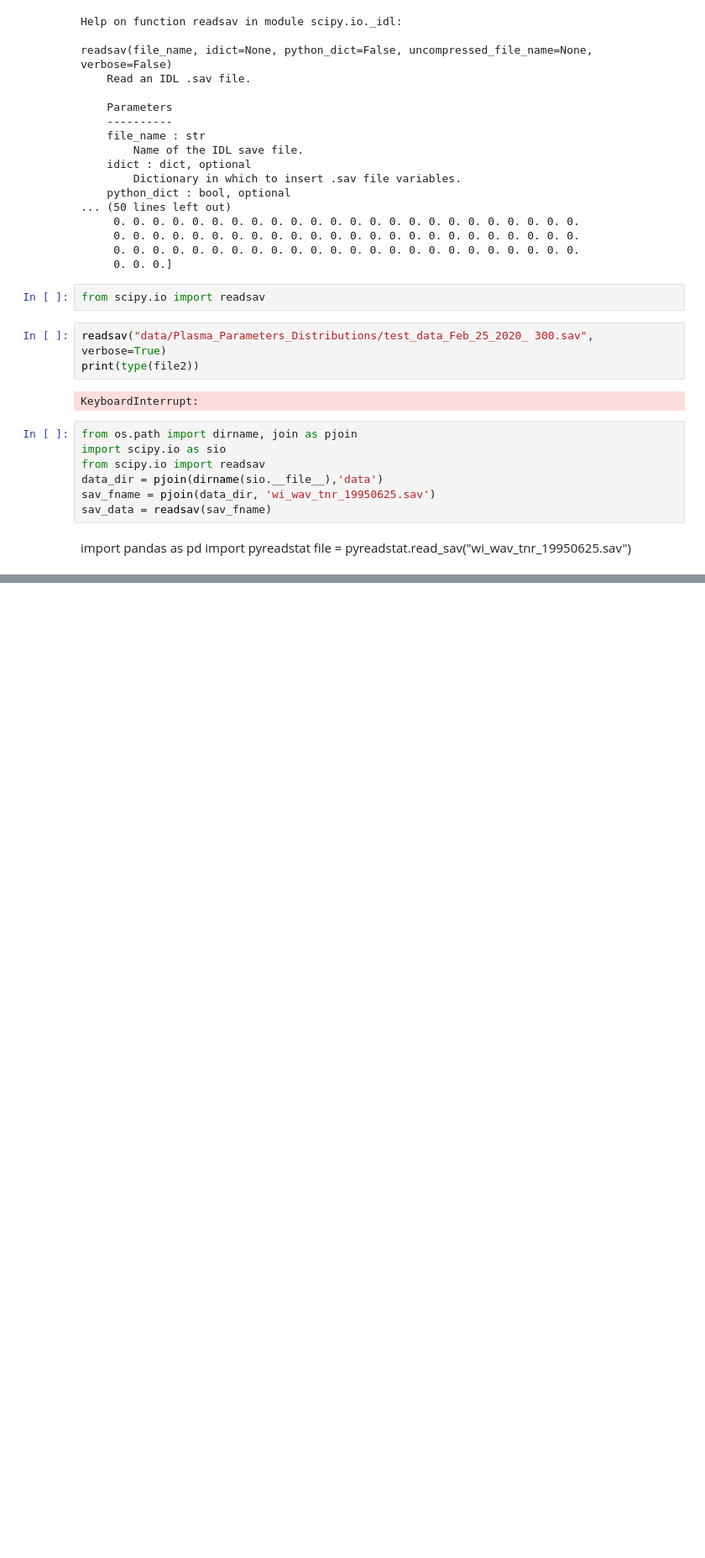
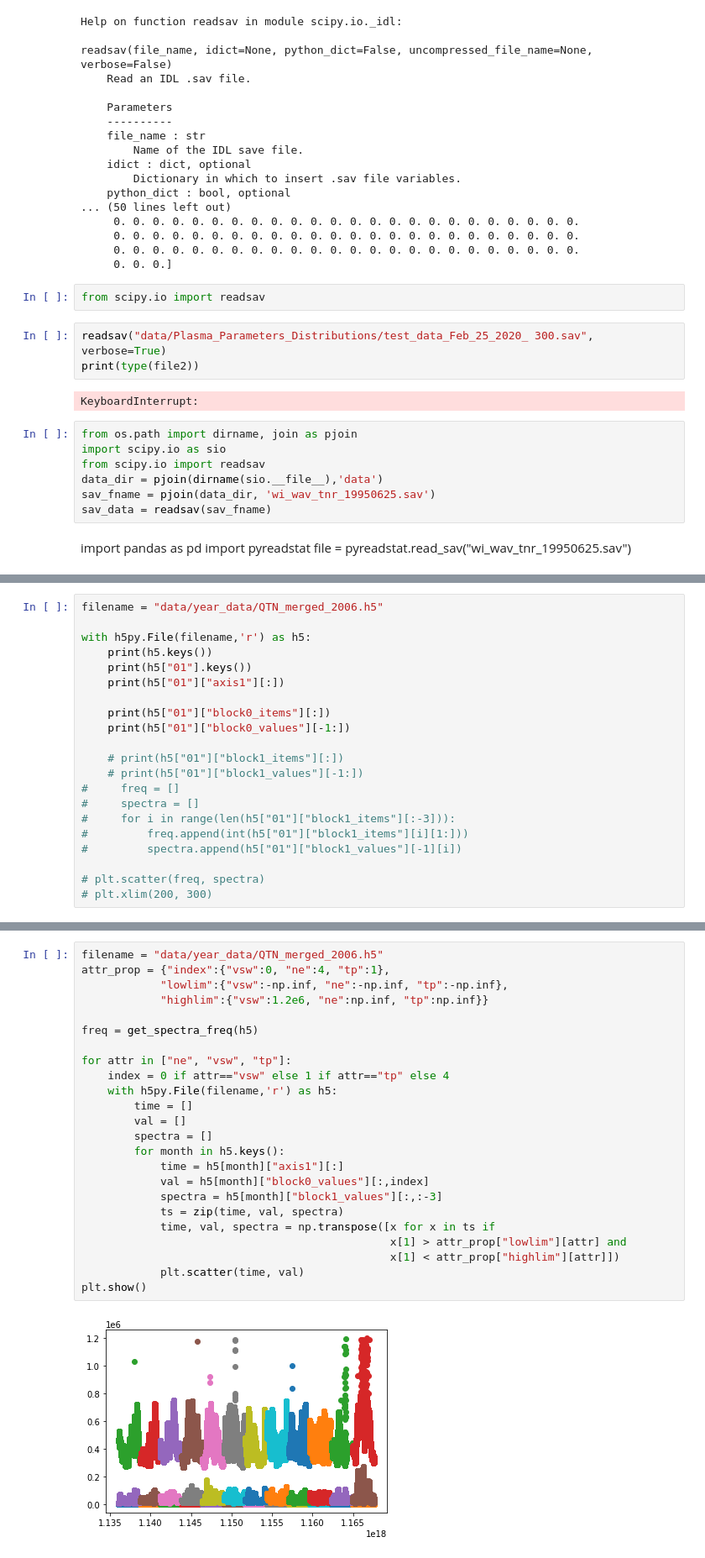
Before and after one commit to AyushmaanAggarwal/qtn-proj-ayu, a Jupyter notebook: testing_importing_data.ipynb, the cells around one changed output, grey strips where cells are left out. Shown at 84% size. Saved outputs shown, nothing was run; the diff lists cells and outputs as text; blank space fills up the shorter version.

```diff
--- a/testing_importing_data.ipynb
+++ b/testing_importing_data.ipynb
@@ -522,0 +544,21 @@ file = pyreadstat.read_sav("wi_wav_tnr_19950625.sav")
+# %%
+filename = "data/year_data/QTN_merged_2006.h5"
+
+with h5py.File(filename,'r') as h5:
+    print(h5.keys())
+    print(h5["01"].keys())
+    print(h5["01"]["axis1"][:])
+
+    print(h5["01"]["block0_items"][:])
+    print(h5["01"]["block0_values"][-1:])
+
+    # print(h5["01"]["block1_items"][:])
+    # print(h5["01"]["block1_values"][-1:])
+#     freq = []
+#     spectra = []
+#     for i in range(len(h5["01"]["block1_items"][:-3])):
+#         freq.append(int(h5["01"]["block1_items"][i][1:]))
+#         spectra.append(h5["01"]["block1_values"][-1][i])
+
+# plt.scatter(freq, spectra)
+# plt.xlim(200, 300)
@@ -522,0 +573,26 @@ file = pyreadstat.read_sav("wi_wav_tnr_19950625.sav")
+# %%
+filename = "data/year_data/QTN_merged_2006.h5"
+attr_prop = {"index":{"vsw":0, "ne":4, "tp":1},
+            "lowlim":{"vsw":-np.inf, "ne":-np.inf, "tp":-np.inf},
+            "highlim":{"vsw":1.2e6, "ne":np.inf, "tp":np.inf}}
+
+freq = get_spectra_freq(h5)
+
+for attr in ["ne", "vsw", "tp"]:
+    index = 0 if attr=="vsw" else 1 if attr=="tp" else 4
+    with h5py.File(filename,'r') as h5:
+        time = []
+        val = []
+        spectra = []
+        for month in h5.keys():
+            time = h5[month]["axis1"][:]
+            val = h5[month]["block0_values"][:,index]
+            spectra = h5[month]["block1_values"][:,:-3]
+            ts = zip(time, val, spectra)
+            time, val, spectra = np.transpose([x for x in ts if
+                                               x[1] > attr_prop["lowlim"][attr] and
+                                               x[1] < attr_prop["highlim"][attr]])
+            plt.scatter(time, val)
+plt.show()
+# %% [output]
+[figure, added]
```
Also changed, not shown: parts of 11 cells of this notebook, 13 other files.
